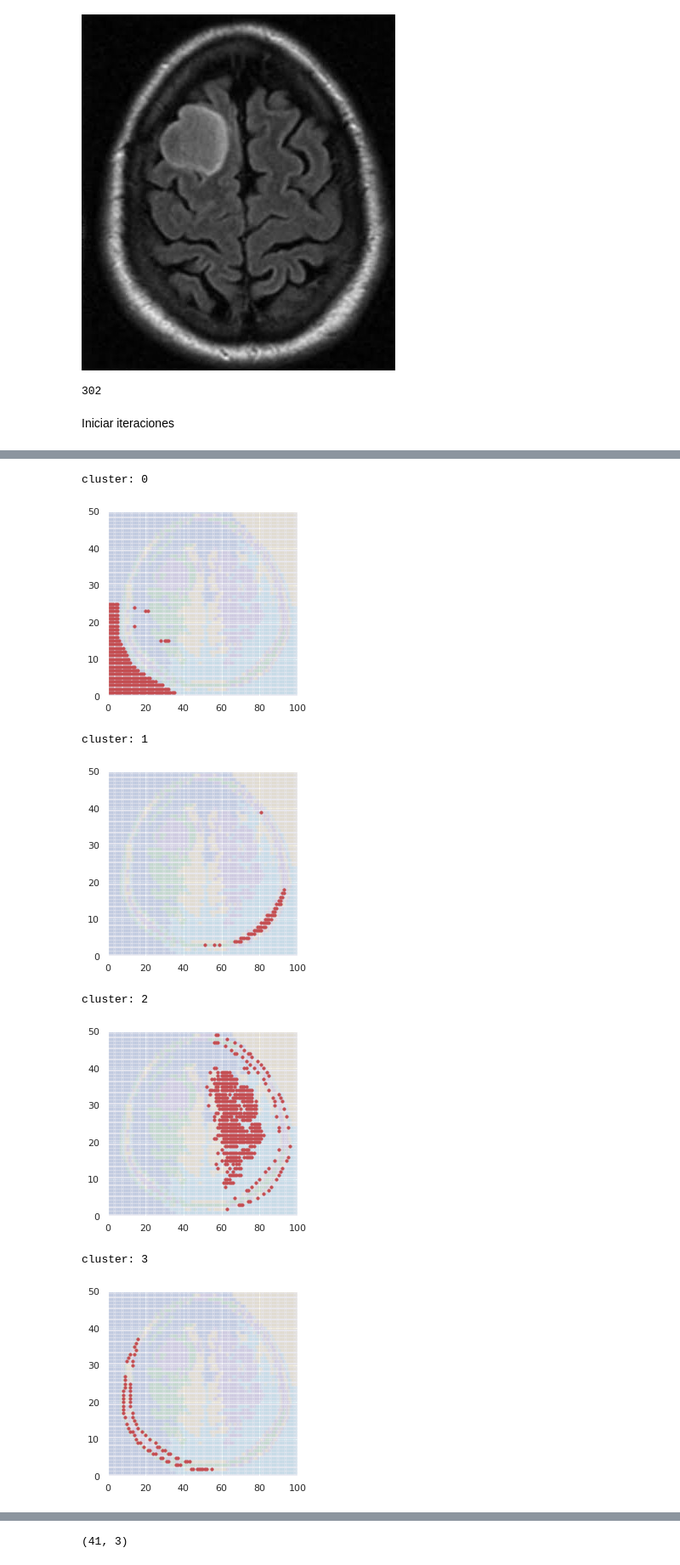
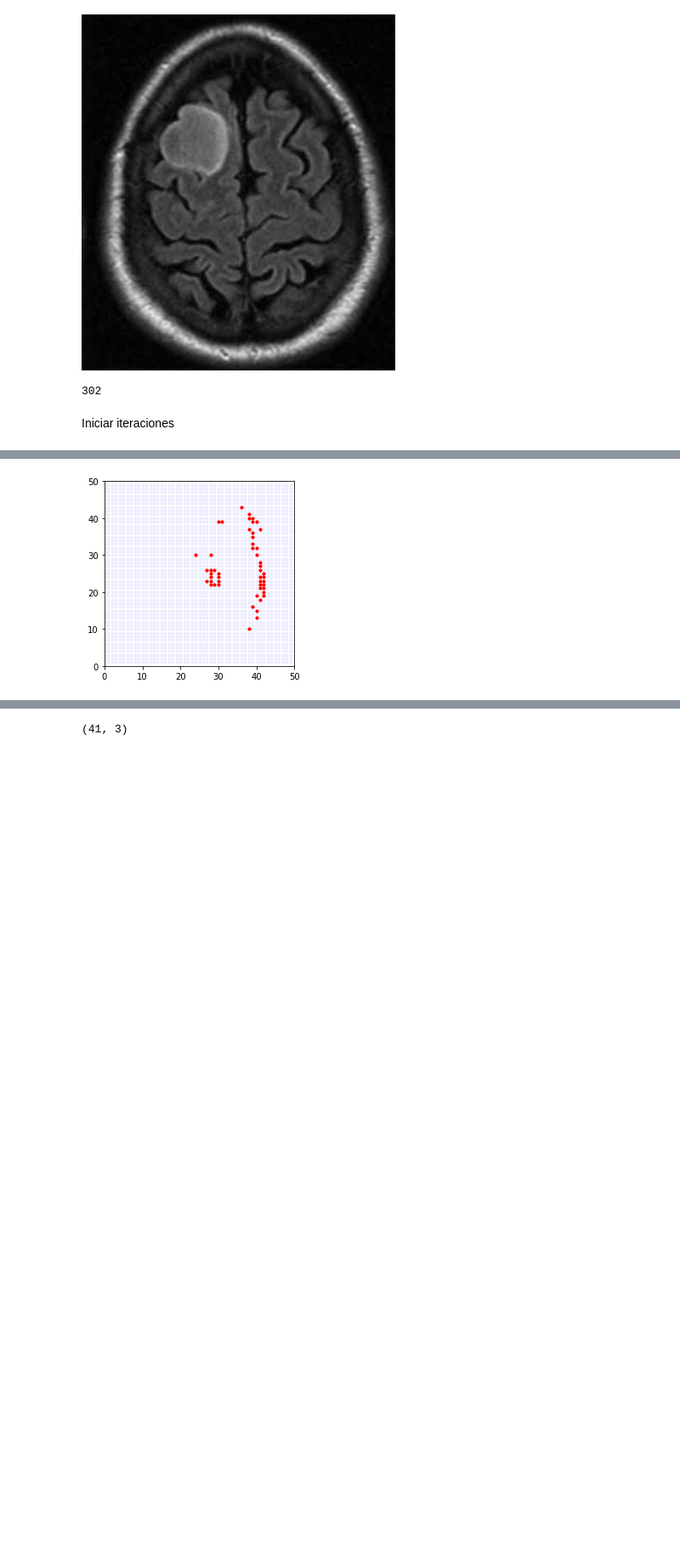
Before and after one commit to ecordovaa/CS2601_Clustering, a Jupyter notebook: Project 2.ipynb, the cells around one changed output, grey strips where cells are left out. Shown at 85% size. Cells and saved outputs as stored; diff of their text form; code cells hidden in the pictures; blank space fills up the shorter version.

```diff
--- a/Project 2.ipynb
+++ b/Project 2.ipynb
@@ -157,7 +159,7 @@ class GMM:
                         total = 0.0
                         for k in range(self.K):
                             total = total + pi[k]*multivariate_normal.pdf(data[i], mean=mu[k], cov=cov[k])
-                        for k in range(K):
+                        for k in range(self.K):
                             gamma[i][k] = pi[k]*multivariate_normal.pdf(data[i], mean=mu[k], cov=cov[k]) / total
 
                     # M step
@@ -307,7 +309,7 @@ def draw(x, y, h, w, cluster_fixed = -1, centroids = [], record_centroids = []):
             print("cluster:", cluster_c)
             plt.show()
 # %%
-path_project = '/home/jneirar20/Desktop/UTEC/2022-1/Inteligencia Artificial/Project 2/'
+path_project = '/home/jneirar20/Desktop/UTEC/2022-1/Inteligencia Artificial/ia_project_2/'
 path = path_project + 'dataset/'
 img_names = []
 for file in os.listdir(path):
@@ -328,19 +330,16 @@ Iniciar iteraciones
 # %%
 i_image = 0
 w = 50
-h = 100
-
+h = 50
 image = Image.open(path + img_names[i_image])
 image = image.resize((h, w))
 image = ImageOps.grayscale(image)
 arr_image = np.array(image)
-print(arr_image.shape)
-image.show()
-
+#image.show()
 x_data = []
 for i in range(arr_image.shape[0]):
   for j in range(arr_image.shape[1]):
     x_data.append([j, arr_image.shape[0] - i, arr_image[i][j]])
 x_data = np.array(x_data)
-print(x_data.shape)
+print(img_names[i_image])
 # %% [output]
@@ -349,5 +347,6 @@ print(x_data.shape)
 # %%
-kmean = Kmean(k = 20)
-kmean.fit(x_data, init_type = 'kmeans++')
-labels = kmean.get_labels()
+gmm = GMM(20)    #kmean = Kmean(k = 25)
+gmm.fit(x_data)    #kmean.fit(x_data, init_type = 'kmeans++')
+#labels = gmm.get_labels()   #labels = kmean.get_labels()
+#draw(x_data, labels, w, h)
 # %% [output]
@@ -355,11 +354,4 @@ labels = kmean.get_labels()
 # %%
-draw(x_data, labels, w, h)
+draw(x_data, labels, w, h, 20)
 # %% [output]
-cluster: 0
-[figure, old version]
+[figure, new version]
-cluster: 1
-[figure, removed]
-cluster: 2
-[figure, removed]
-cluster: 3
-[figure, removed]
```
Also changed, not shown: parts of 7 cells of this notebook, 1 other file.
